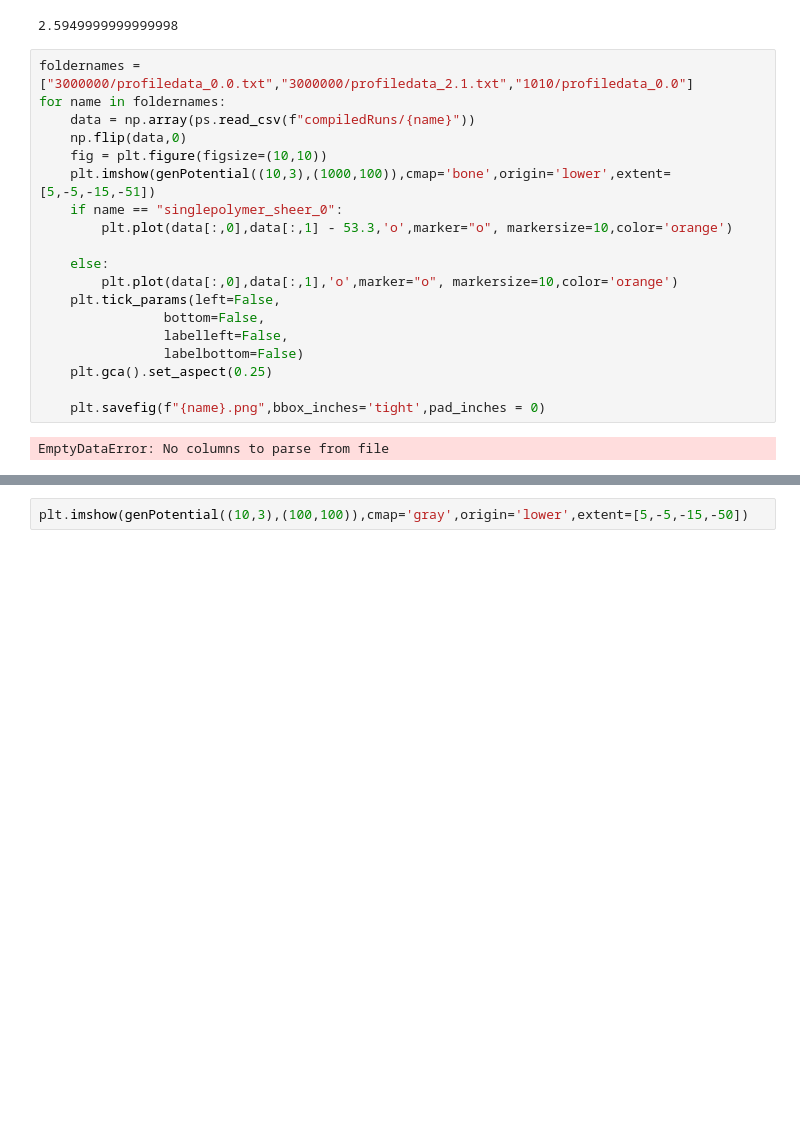
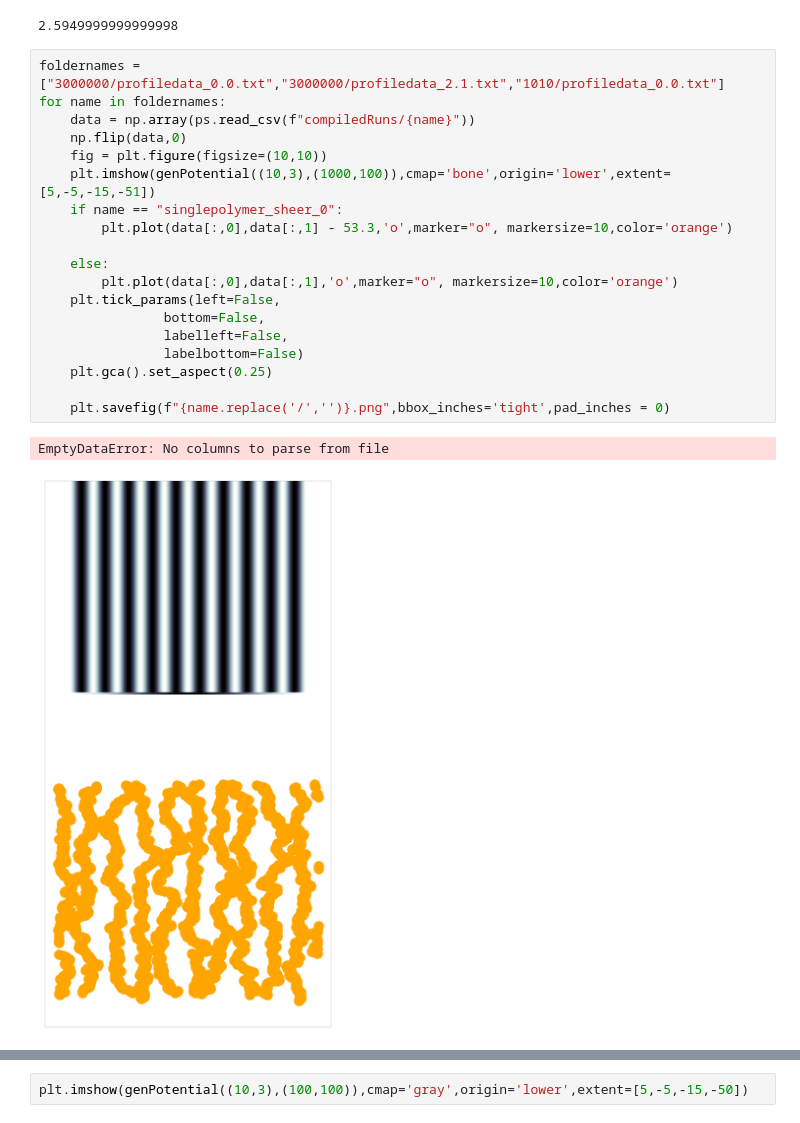
Before and after one commit to LevoSpacewars/Polymer-Tilt, a Jupyter notebook: graphs.ipynb, the cells around one changed output, grey strips where cells are left out. Drawn from its saved outputs; the diff is of its cells as text; blank space fills up the shorter version.

```diff
--- a/graphs.ipynb
+++ b/graphs.ipynb
@@ -213,23 +213,24 @@ syms2d = {1.5: 's', 2.0: 'o', 2.5: '*'}
 # %% [output]
 2.5949999999999998
 # %%
-foldernames = ["3000000/profiledata_0.0.txt","3000000/profiledata_2.1.txt","1010/profiledata_0.0"]
+foldernames = ["3000000/profiledata_0.0.txt","3000000/profiledata_2.1.txt","1010/profiledata_0.0.txt"]
 for name in foldernames:
     data = np.array(ps.read_csv(f"compiledRuns/{name}"))
     np.flip(data,0)
     fig = plt.figure(figsize=(10,10))
     plt.imshow(genPotential((10,3),(1000,100)),cmap='bone',origin='lower',extent=[5,-5,-15,-51])
     if name == "singlepolymer_sheer_0":
         plt.plot(data[:,0],data[:,1] - 53.3,'o',marker="o", markersize=10,color='orange')
 
     else:
         plt.plot(data[:,0],data[:,1],'o',marker="o", markersize=10,color='orange')
     plt.tick_params(left=False,
                 bottom=False,
                 labelleft=False,
                 labelbottom=False)
     plt.gca().set_aspect(0.25)
 
-    plt.savefig(f"{name}.png",bbox_inches='tight',pad_inches = 0)
+    plt.savefig(f"{name.replace('/','')}.png",bbox_inches='tight',pad_inches = 0)
 # %% [output]
 EmptyDataError: No columns to parse from file
+[figure, added]
```
Also changed, not shown: parts of 1 cell of this notebook, 3 other files.
